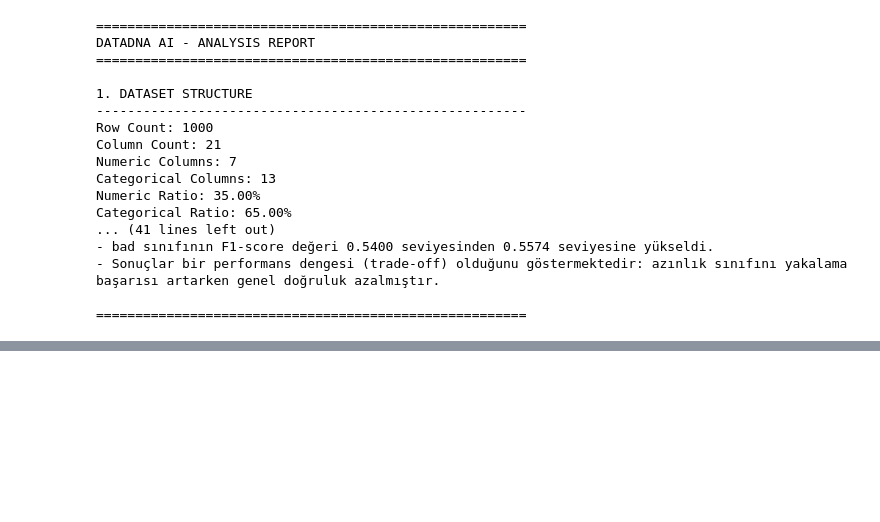
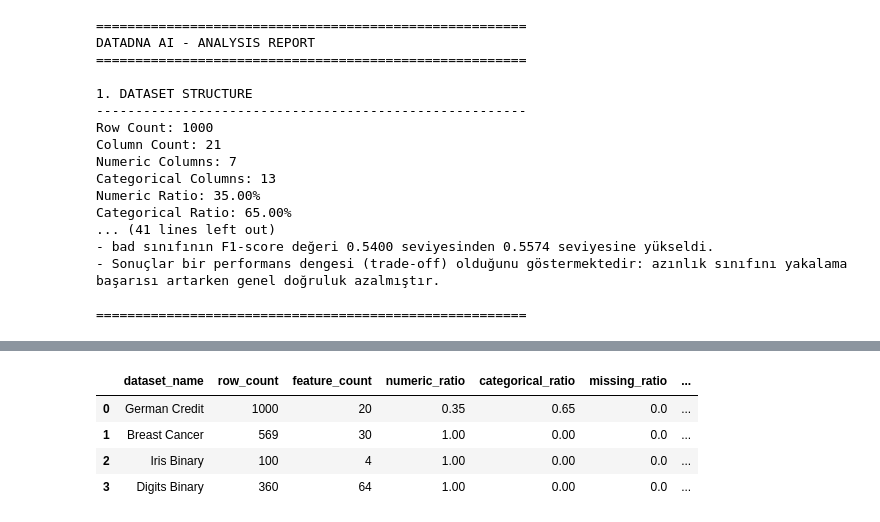
Before and after one commit to Ebrar6565/DataDNA-AI, a Jupyter notebook: notebooks/01_datadna_profiler.ipynb, the cells around one changed output, grey strips where cells are left out. Cells and saved outputs as stored; diff of their text form; code cells hidden in the pictures; blank space fills up the shorter version.

```diff
--- a/notebooks/01_datadna_profiler.ipynb
+++ b/notebooks/01_datadna_profiler.ipynb
@@ -1149,0 +1650,42 @@ Categorical Ratio: 65.00%
+# %%
+dataset_records = {
+    "German Credit": {
+        "fingerprint": credit_fingerprint,
+        "model_results": credit_result[
+            "report"
+        ]["model_results"]
+    },
+
+    "Breast Cancer": {
+        "fingerprint": cancer_fingerprint,
+        "model_results": cancer_result[
+            "report"
+        ]["model_results"]
+    },
+
+    "Iris Binary": {
+        "fingerprint": iris_fingerprint,
+        "model_results": iris_result[
+            "report"
+        ]["model_results"]
+    },
+
+    "Digits Binary": {
+        "fingerprint": digits_fingerprint,
+        "model_results": digits_result[
+            "report"
+        ]["model_results"]
+    }
+}
+# %%
+meta_dataset = meta_builder.build_meta_dataset(
+    dataset_records
+)
+
+meta_dataset
+# %% [output]
+|  | dataset_name | row_count | feature_count | numeric_ratio | categorical_ratio | missing_ratio | ... |
+| 0 | German Credit | 1000 | 20 | 0.35 | 0.65 | 0.0 | ... |
+| 1 | Breast Cancer | 569 | 30 | 1.00 | 0.00 | 0.0 | ... |
+| 2 | Iris Binary | 100 | 4 | 1.00 | 0.00 | 0.0 | ... |
+| 3 | Digits Binary | 360 | 64 | 1.00 | 0.00 | 0.0 | ... |
```
Also changed, not shown: parts of 45 cells of this notebook, 6 other files.
